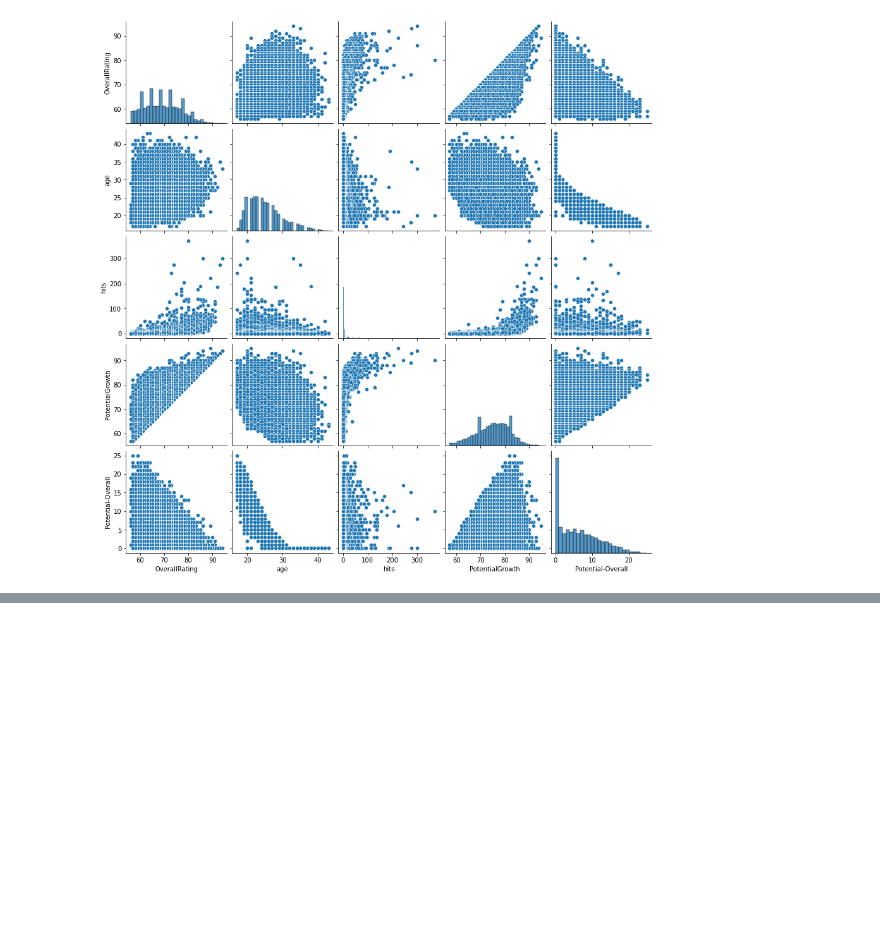
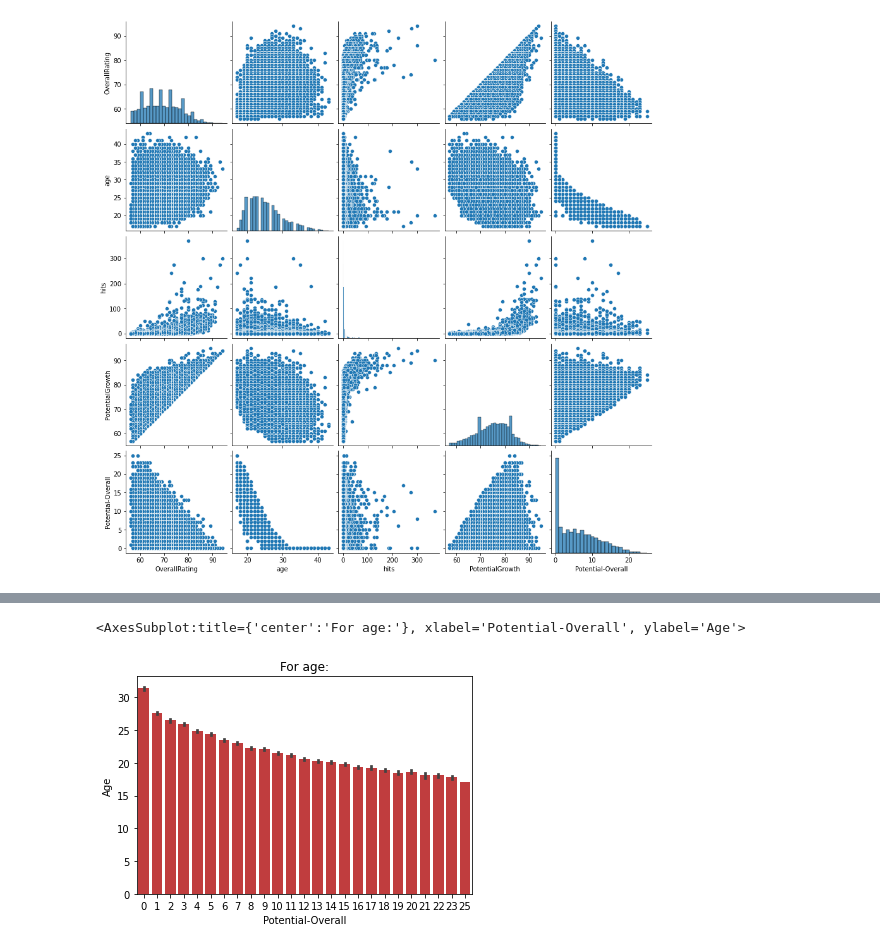
Before and after one commit to data301-2021-winter1/project-group24-project, a Jupyter notebook: notebooks/analysis3.ipynb, the cells around one changed output, grey strips where cells are left out. Saved outputs shown, nothing was run; the diff lists cells and outputs as text; code cells hidden in the pictures; blank space fills up the shorter version.

```diff
--- a/notebooks/analysis3.ipynb
+++ b/notebooks/analysis3.ipynb
@@ -319,0 +330,9 @@ sns.pairplot(data)
+# %%
+p = sns.barplot(x="Potential-Overall", y="age", data=data, color="tab:red")
+p.set_title("For age:")
+p.set_xlabel("Potential-Overall")
+p.set_ylabel("Age")
+p
+# %% [output]
+<AxesSubplot:title={'center':'For age:'}, xlabel='Potential-Overall', ylabel='Age'>
+[figure, added]
```
Also changed, not shown: parts of 9 cells of this notebook, 1 other file.
